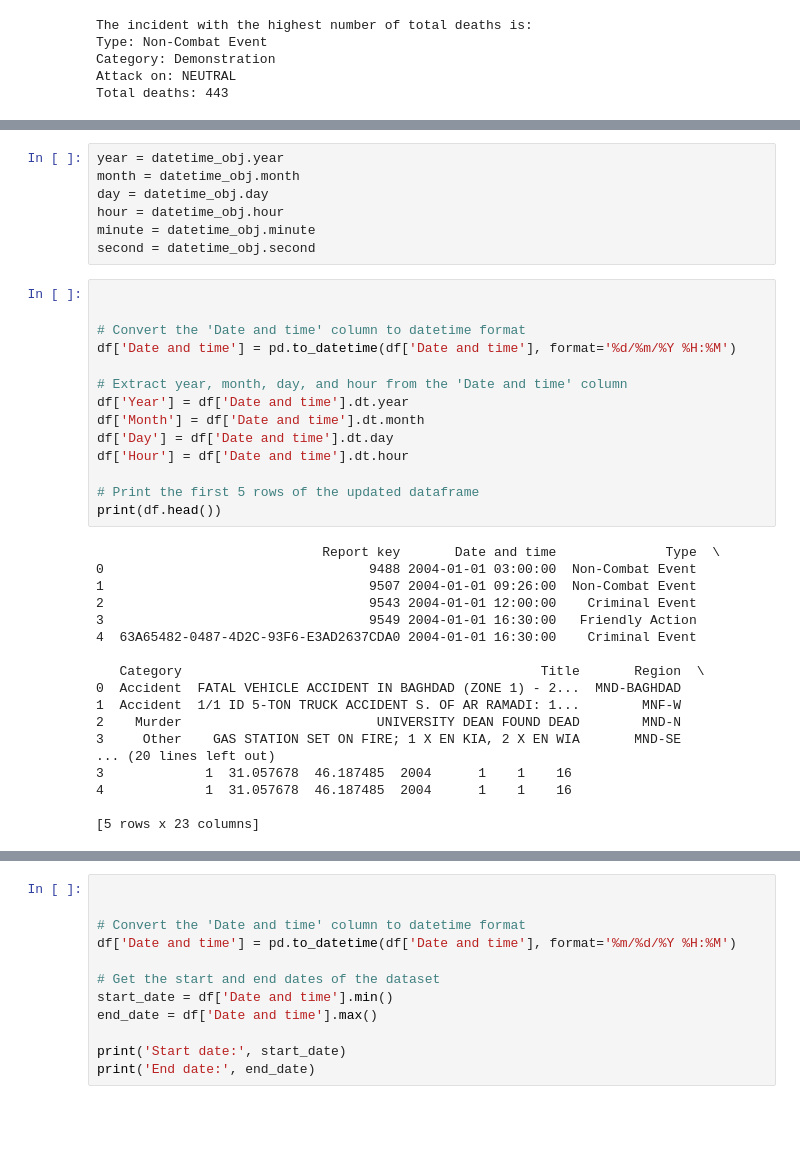
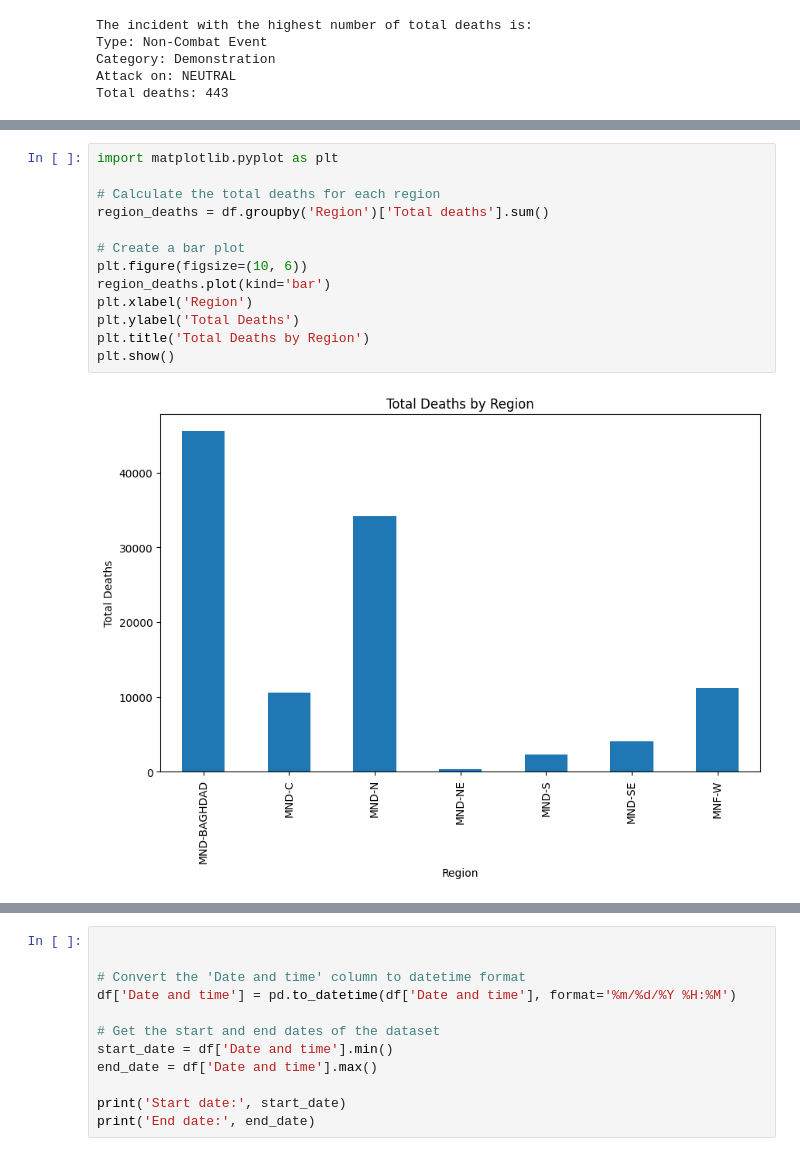
Before and after one commit to samanjalal499/statistics, a Jupyter notebook: histogram.ipynb, the cells around one changed output, grey strips where cells are left out. Cells and saved outputs as stored; diff of their text form; blank space fills up the shorter version.

```diff
--- a/histogram.ipynb
+++ b/histogram.ipynb
@@ -347,42 +329,18 @@ Mean Total deaths: 2.096472353277928
 Maximum Total deaths: 443
 Mode of Total deaths: 1
 Median of Total deaths: 1.0
-# %%
-year = datetime_obj.year
-month = datetime_obj.month
-day = datetime_obj.day
-hour = datetime_obj.hour
-minute = datetime_obj.minute
-second = datetime_obj.second
-# %%
-
-
-# Convert the 'Date and time' column to datetime format
-df['Date and time'] = pd.to_datetime(df['Date and time'], format='%d/%m/%Y %H:%M')
-
-# Extract year, month, day, and hour from the 'Date and time' column
-df['Year'] = df['Date and time'].dt.year
-df['Month'] = df['Date and time'].dt.month
-df['Day'] = df['Date and time'].dt.day
-df['Hour'] = df['Date and time'].dt.hour
-
-# Print the first 5 rows of the updated dataframe
-print(df.head())
-# %% [output]
-                             Report key       Date and time              Type  \
-0                                  9488 2004-01-01 03:00:00  Non-Combat Event
-1                                  9507 2004-01-01 09:26:00  Non-Combat Event
-2                                  9543 2004-01-01 12:00:00    Criminal Event
-3                                  9549 2004-01-01 16:30:00   Friendly Action
-4  63A65482-0487-4D2C-93F6-E3AD2637CDA0 2004-01-01 16:30:00    Criminal Event
-
-   Category                                              Title       Region  \
-0  Accident  FATAL VEHICLE ACCIDENT IN BAGHDAD (ZONE 1) - 2...  MND-BAGHDAD
-1  Accident  1/1 ID 5-TON TRUCK ACCIDENT S. OF AR RAMADI: 1...        MNF-W
-2    Murder                         UNIVERSITY DEAN FOUND DEAD        MND-N
-3     Other    GAS STATION SET ON FIRE; 1 X EN KIA, 2 X EN WIA       MND-SE
-... (20 lines left out)
-3             1  31.057678  46.187485  2004      1    1    16
-4             1  31.057678  46.187485  2004      1    1    16
-
-[5 rows x 23 columns]
+# %%
+import matplotlib.pyplot as plt
+
+# Calculate the total deaths for each region
+region_deaths = df.groupby('Region')['Total deaths'].sum()
+
+# Create a bar plot
+plt.figure(figsize=(10, 6))
+region_deaths.plot(kind='bar')
+plt.xlabel('Region')
+plt.ylabel('Total Deaths')
+plt.title('Total Deaths by Region')
+plt.show()
+# %% [output]
+[figure, added]
```
Also changed, not shown: parts of 19 cells of this notebook.
